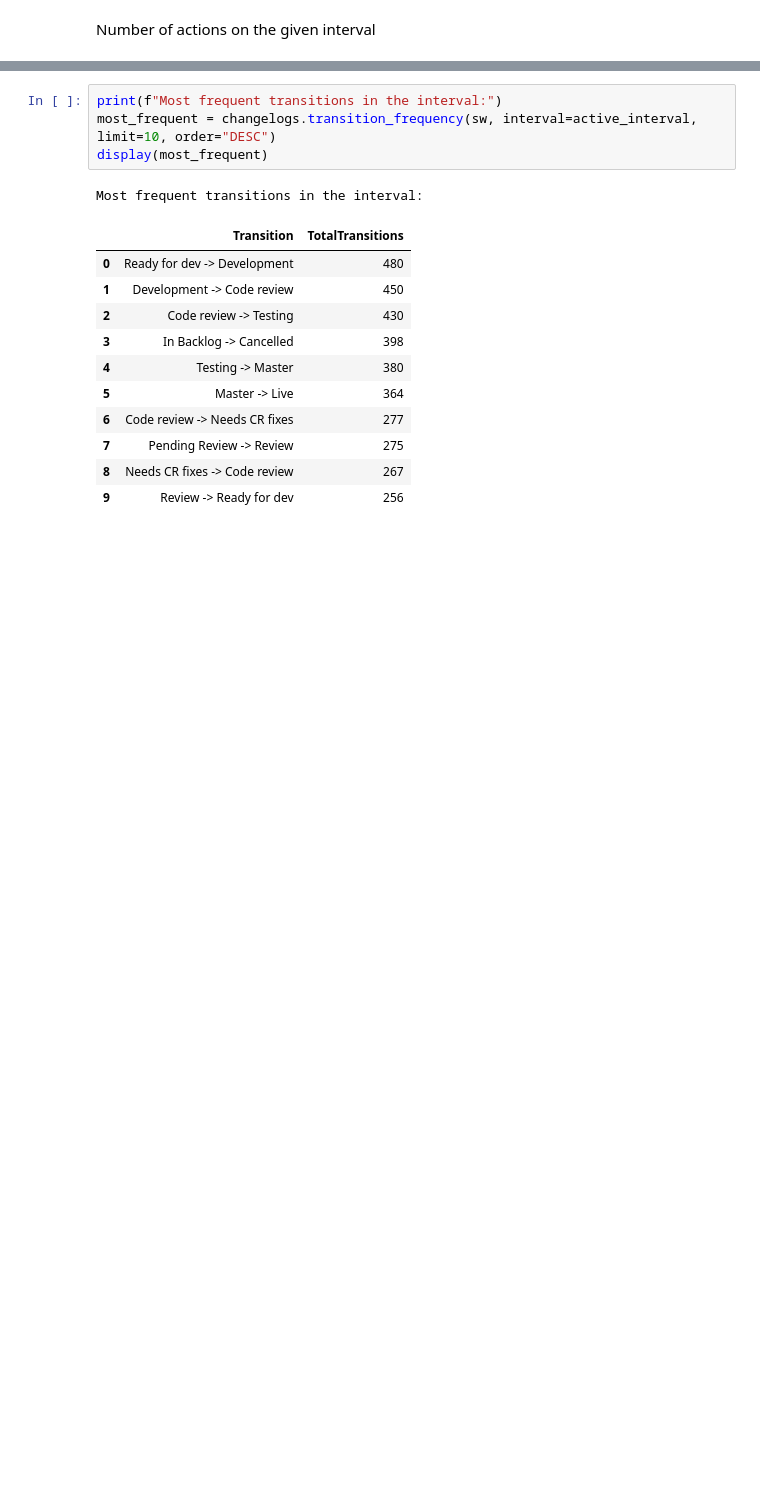
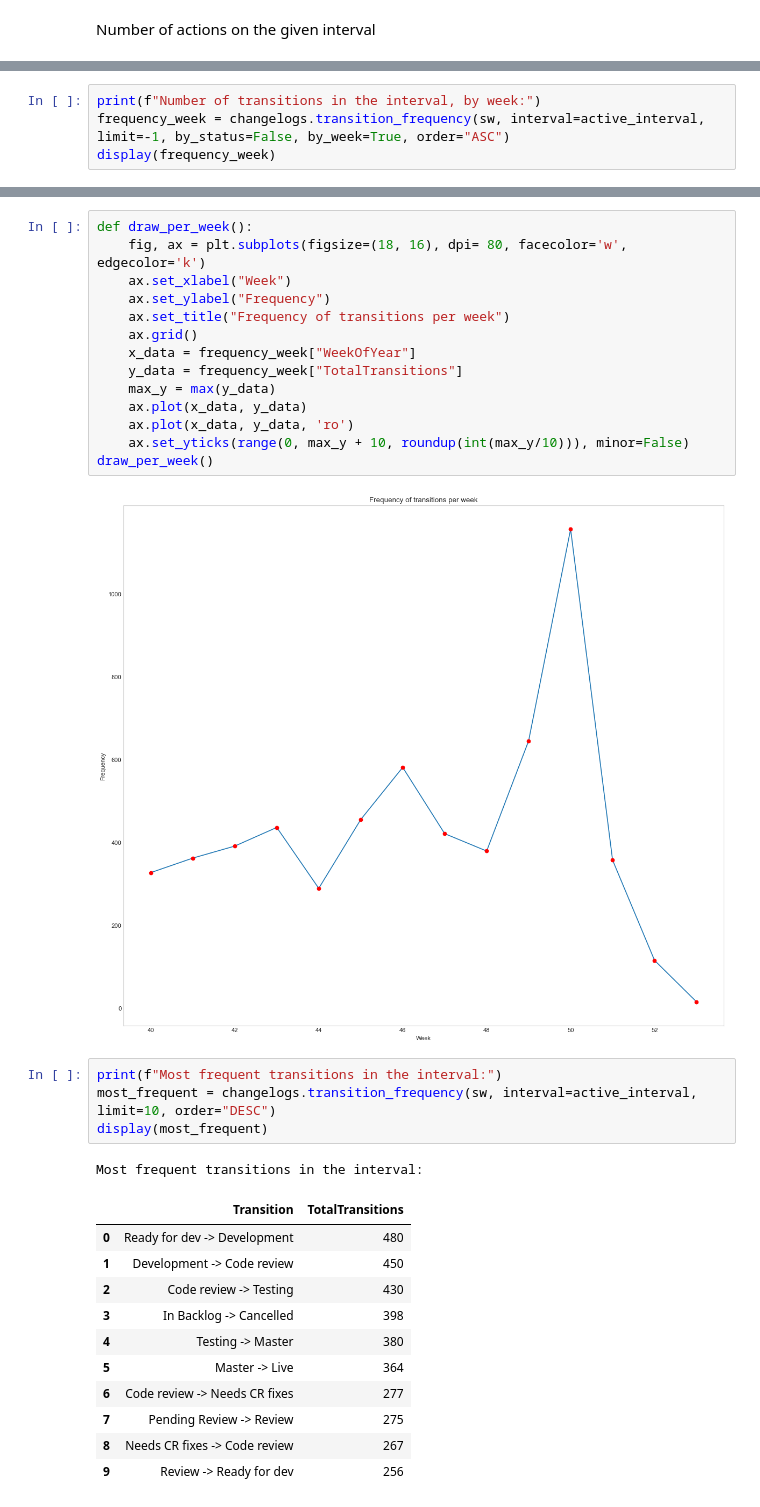
Before and after one commit to pr3mar/thesis, a Jupyter notebook: src/reports/report.ipynb, the cells around one changed output, grey strips where cells are left out. Drawn from its saved outputs; the diff is of its cells as text; blank space fills up the shorter version.

```diff
--- a/src/reports/report.ipynb
+++ b/src/reports/report.ipynb
@@ -28,0 +39,4 @@ Cards active in the interval ('2019-10-01', '2020-01-01'): 2969
+# %%
+print(f"Number of transitions in the interval, by week:")
+frequency_week = changelogs.transition_frequency(sw, interval=active_interval, limit=-1, by_status=False, by_week=True, order="ASC")
+display(frequency_week)
@@ -29,3 +60,19 @@ Cards active in the interval ('2019-10-01', '2020-01-01'): 2969
+# %%
+def draw_per_week():
+    fig, ax = plt.subplots(figsize=(18, 16), dpi= 80, facecolor='w', edgecolor='k')
+    ax.set_xlabel("Week")
+    ax.set_ylabel("Frequency")
+    ax.set_title("Frequency of transitions per week")
+    ax.grid()
+    x_data = frequency_week["WeekOfYear"]
+    y_data = frequency_week["TotalTransitions"]
+    max_y = max(y_data)
+    ax.plot(x_data, y_data)
+    ax.plot(x_data, y_data, 'ro')
+    ax.set_yticks(range(0, max_y + 10, roundup(int(max_y/10))), minor=False)
+draw_per_week()
+# %% [output]
+[figure, added]
 # %%
 print(f"Most frequent transitions in the interval:")
 most_frequent = changelogs.transition_frequency(sw, interval=active_interval, limit=10, order="DESC")
```
Also changed, not shown: parts of 7 cells of this notebook, 2 other files.
